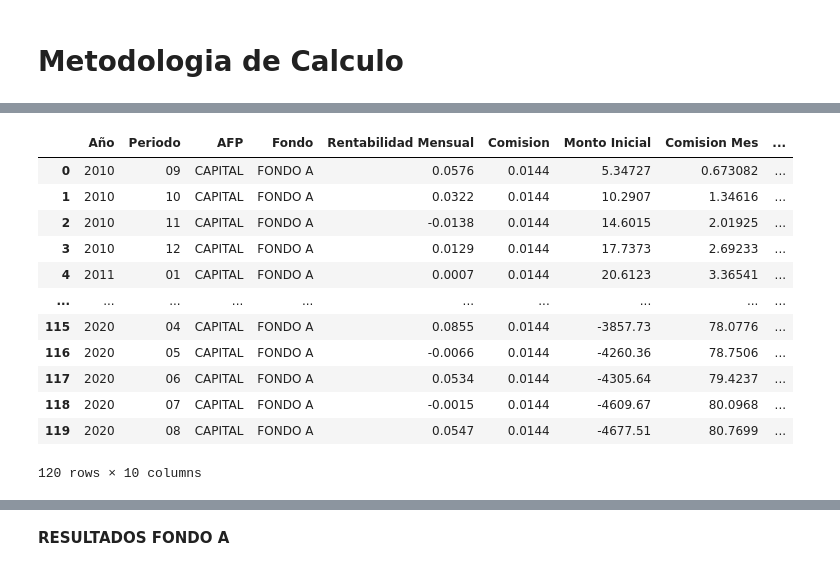
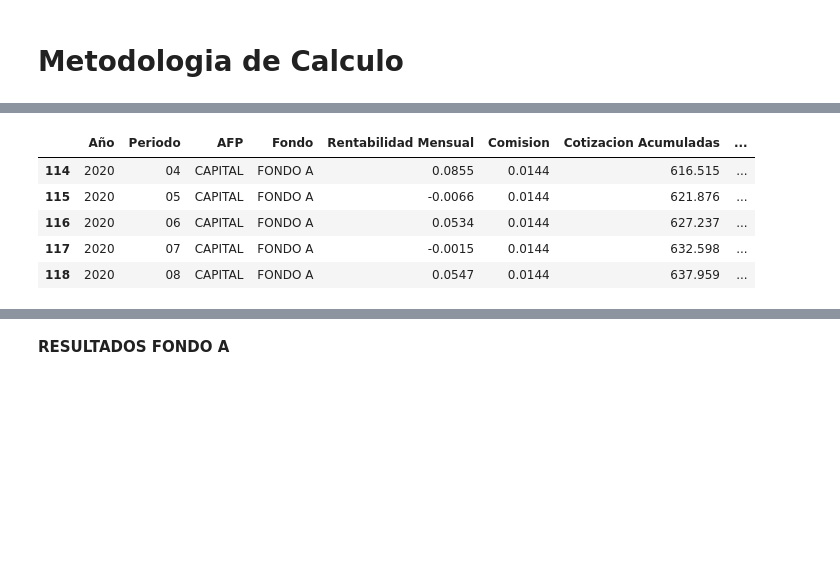
Before and after one commit to Foco22/AFPs, a Jupyter notebook: AnalisisAFPs.ipynb, the cells around one changed output, grey strips where cells are left out. Drawn from its saved outputs; the diff is of its cells as text; code cells hidden in the pictures; blank space fills up the shorter version.

```diff
--- a/AnalisisAFPs.ipynb
+++ b/AnalisisAFPs.ipynb
@@ -405,8 +363,8 @@ uploaded = files.upload()
 Saving COMISION.csv to COMISION.csv
 # %%
 import io
-df2 = pd.read_csv(io.BytesIO(uploaded['COMISION.csv']), encoding='ISO-8859-1', sep = ';')
-df2.head()
+df_comision = pd.read_csv(io.BytesIO(uploaded['COMISION.csv']), encoding='ISO-8859-1', sep = ';')
+df_comision.head()
 # %% [output]
 |  | Fecha | Año | Periodo | Comision | AFP |
 | 0 | 31-10-2010 | 2010 | 10 | 1.44 | CAPITAL |
@@ -432,19 +374,0 @@ memory usage: 28.2+ KB
-# %%
-#g = sns.FacetGrid(df2, col="AFP", height=5, col_wrap=3) #size = (10,10))
-df2_anual = pd.DataFrame(columns = ['Año','Comision','AFP'])
-
-AFPS = ['CAPITAL', 'CUPRUM', 'HABITAT', 'MODELO', 'PLANVITAL', 'PROVIDA']
-
-
-
-for i in AFPS:
-       df2_comision = df2.loc[df2['AFP'] == i].groupby('Año').mean()['Comision'].reset_index()
-       df2_comision['AFP'] = i
-       df2_anual = df2_anual.append(df2_comision, ignore_index=True)
-
-plt.figure(figsize = (8,6))
-sns.lineplot(x="Año", y="Comision", hue = 'AFP', data = df2_anual)
-sns.despine(left = True, bottom=True)
-plt.title('Comision Promedio Anaul de las AFPs durante los ultimo 10 años')
-plt.xlim(2010,2020)
-plt.ylim(0,2.7)
@@ -454,11 +413,8 @@ plt.ylim(0,2.7)
 # %% [markdown]
 # **Metodologia de Calculo**
 # %%
-UF_2010_31_01 = 21394.11
+UF_2010_10_31 = 21339.28
 Salario = 1000000
-Salario_UF = Salario/UF_2010_31_01
+Salario_UF = Salario/UF_2010_10_31
 #Salario_UF = 1000000
 Monto_cotizar = Salario_UF*0.1
-# %%
-df = df_rentabilidad.loc[(df_rentabilidad['AFP'] == 'CAPITAL') & (df_rentabilidad['Fondo'] == 'FONDO A')]
-df
@@ -523,19 +462,12 @@ def afps(afp,Fondo):
 # %%
-afps('CAPITAL','FONDO A')
+afps('CAPITAL','FONDO A').tail()
 # %% [output]
-|  | Año | Periodo | AFP | Fondo | Rentabilidad Mensual | Comision | Monto Inicial | Comision Mes | ... |
-| 0 | 2010 | 09 | CAPITAL | FONDO A | 0.0576 | 0.0144 | 5.34727 | 0.673082 | ... |
-| 1 | 2010 | 10 | CAPITAL | FONDO A | 0.0322 | 0.0144 | 10.2907 | 1.34616 | ... |
-| 2 | 2010 | 11 | CAPITAL | FONDO A | -0.0138 | 0.0144 | 14.6015 | 2.01925 | ... |
-| 3 | 2010 | 12 | CAPITAL | FONDO A | 0.0129 | 0.0144 | 17.7373 | 2.69233 | ... |
-| 4 | 2011 | 01 | CAPITAL | FONDO A | 0.0007 | 0.0144 | 20.6123 | 3.36541 | ... |
-| ... | ... | ... | ... | ... | ... | ... | ... | ... | ... |
-| 115 | 2020 | 04 | CAPITAL | FONDO A | 0.0855 | 0.0144 | -3857.73 | 78.0776 | ... |
-| 116 | 2020 | 05 | CAPITAL | FONDO A | -0.0066 | 0.0144 | -4260.36 | 78.7506 | ... |
-| 117 | 2020 | 06 | CAPITAL | FONDO A | 0.0534 | 0.0144 | -4305.64 | 79.4237 | ... |
-| 118 | 2020 | 07 | CAPITAL | FONDO A | -0.0015 | 0.0144 | -4609.67 | 80.0968 | ... |
-| 119 | 2020 | 08 | CAPITAL | FONDO A | 0.0547 | 0.0144 | -4677.51 | 80.7699 | ... |
+|  | Año | Periodo | AFP | Fondo | Rentabilidad Mensual | Comision | Cotizacion Acumuladas | ... |
+| 114 | 2020 | 04 | CAPITAL | FONDO A | 0.0855 | 0.0144 | 616.515 | ... |
+| 115 | 2020 | 05 | CAPITAL | FONDO A | -0.0066 | 0.0144 | 621.876 | ... |
+| 116 | 2020 | 06 | CAPITAL | FONDO A | 0.0534 | 0.0144 | 627.237 | ... |
+| 117 | 2020 | 07 | CAPITAL | FONDO A | -0.0015 | 0.0144 | 632.598 | ... |
+| 118 | 2020 | 08 | CAPITAL | FONDO A | 0.0547 | 0.0144 | 637.959 | ... |
-120 rows × 10 columns
 # %%
 FONDOS = ['FONDO A', 'FONDO B', 'FONDO C', 'FONDO D', 'FONDO E']
 AFPS = ['CAPITAL', 'CUPRUM', 'HABITAT', 'MODELO', 'PLANVITAL', 'PROVIDA']
```
Also changed, not shown: parts of 45 cells of this notebook.
